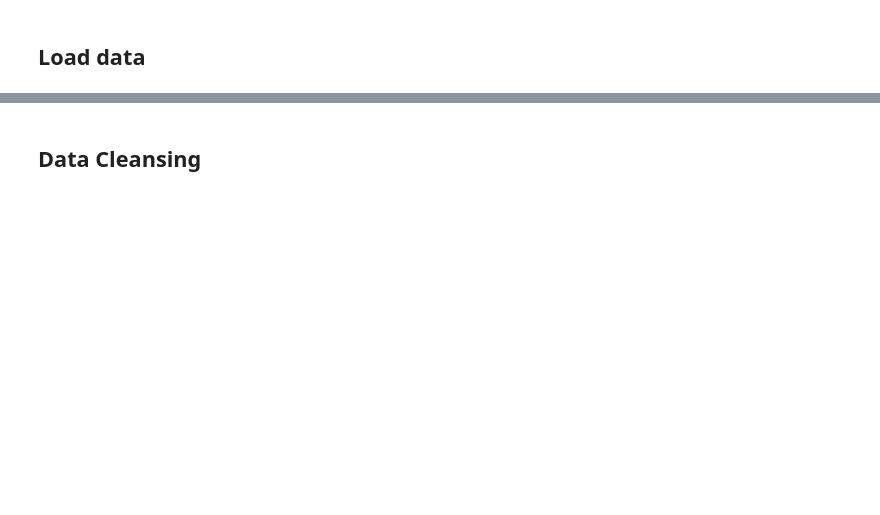
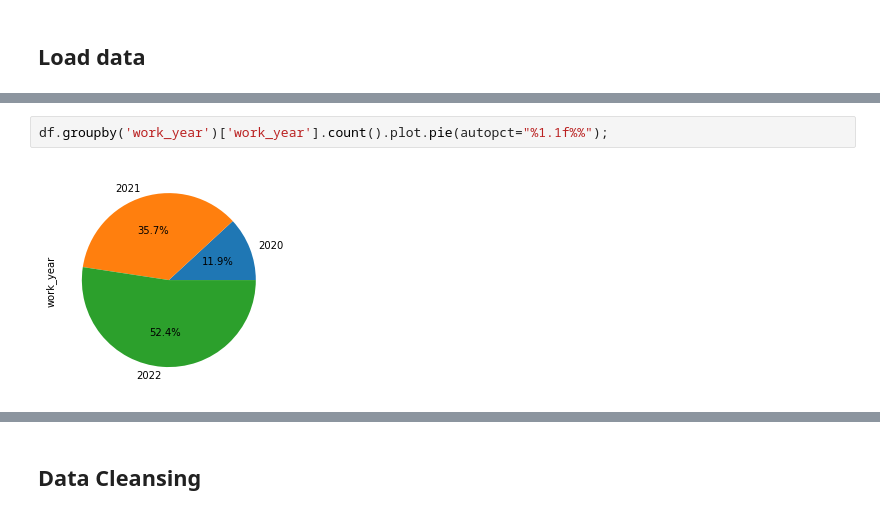
Before and after one commit to agneszhrn/Data-Science-Job-Analysis, a Jupyter notebook: Data_Science_Job_Salaries_Analysis_and_Predict.ipynb, the cells around one changed output, grey strips where cells are left out. Drawn from its saved outputs; the diff is of its cells as text; blank space fills up the shorter version.

```diff
--- a/Data_Science_Job_Salaries_Analysis_and_Predict.ipynb
+++ b/Data_Science_Job_Salaries_Analysis_and_Predict.ipynb
@@ -32,3 +46,7 @@ df
 | 605 | 605 | 2022 | SE | FT | Data Analyst | 150000 | USD | ... |
 | 606 | 606 | 2022 | MI | FT | AI Scientist | 200000 | USD | ... |
 607 rows × 12 columns
+# %%
+df.groupby('work_year')['work_year'].count().plot.pie(autopct="%1.1f%%");
+# %% [output]
+[figure, added]
```
Also changed, not shown: parts of 89 cells of this notebook.
